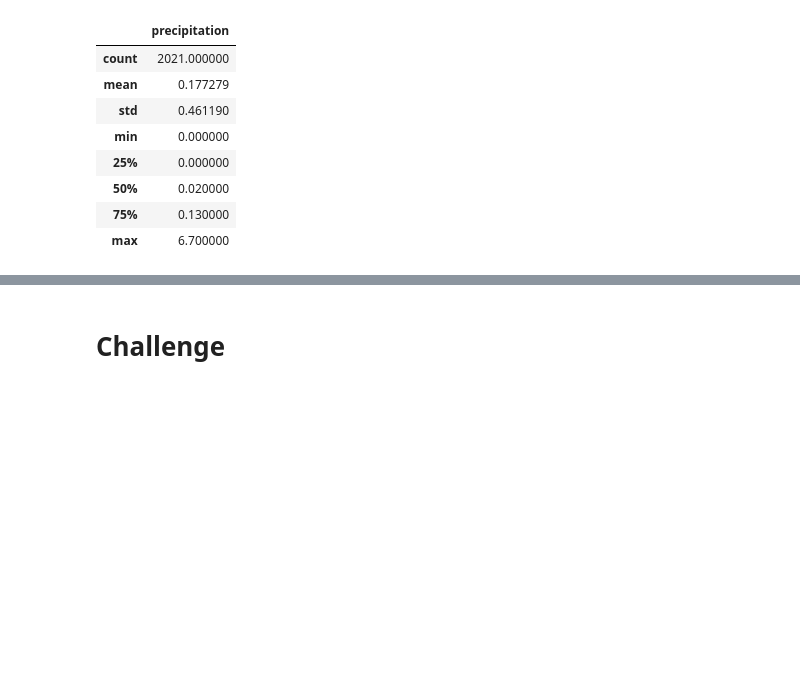
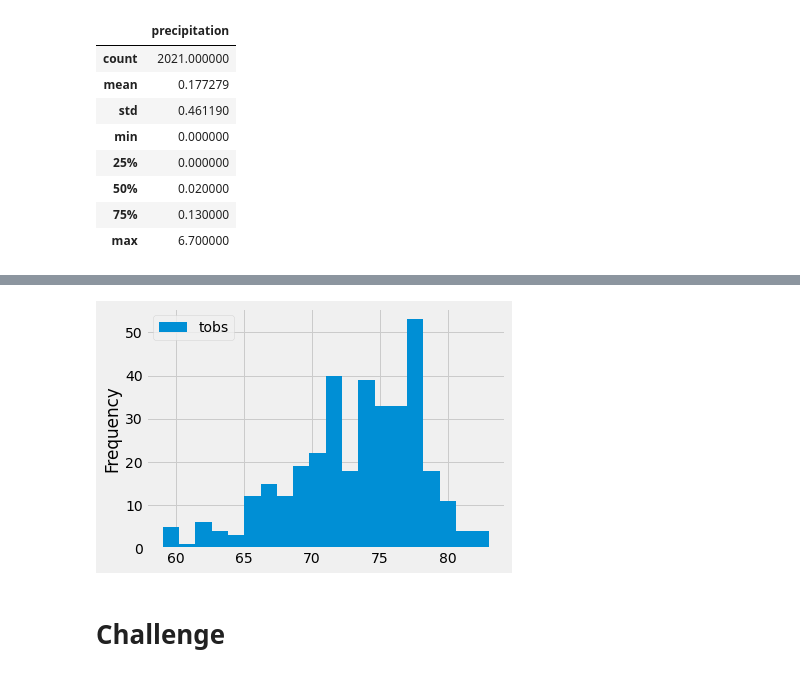
Before and after one commit to KF59874/surfs_up, a Jupyter notebook: climate_analysis.ipynb, the cells around one changed output, grey strips where cells are left out. Saved outputs shown, nothing was run; the diff lists cells and outputs as text; code cells hidden in the pictures; blank space fills up the shorter version.

```diff
--- a/climate_analysis.ipynb
+++ b/climate_analysis.ipynb
@@ -163,3 +220,9 @@ df.describe()
+# %%
+# Adjust the number of bins to see the differences in bin structures
+df.plot.hist(bins=20)
+plt.tight_layout()
+# %% [output]
+[figure, added]
 # %%
 # Write a function called `calc_temps` that will accept start date and end date in the format '%Y-%m-%d'
 # and return the minimum, average, and maximum temperatures for that range of dates
```
Also changed, not shown: parts of 6 cells of this notebook.
